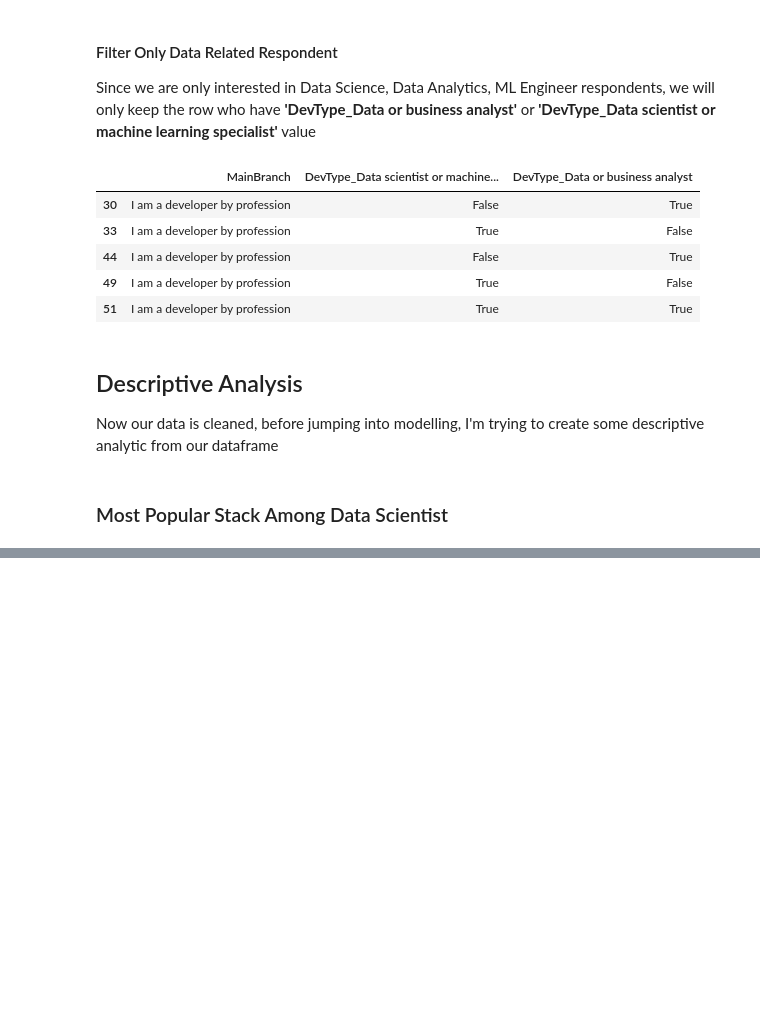
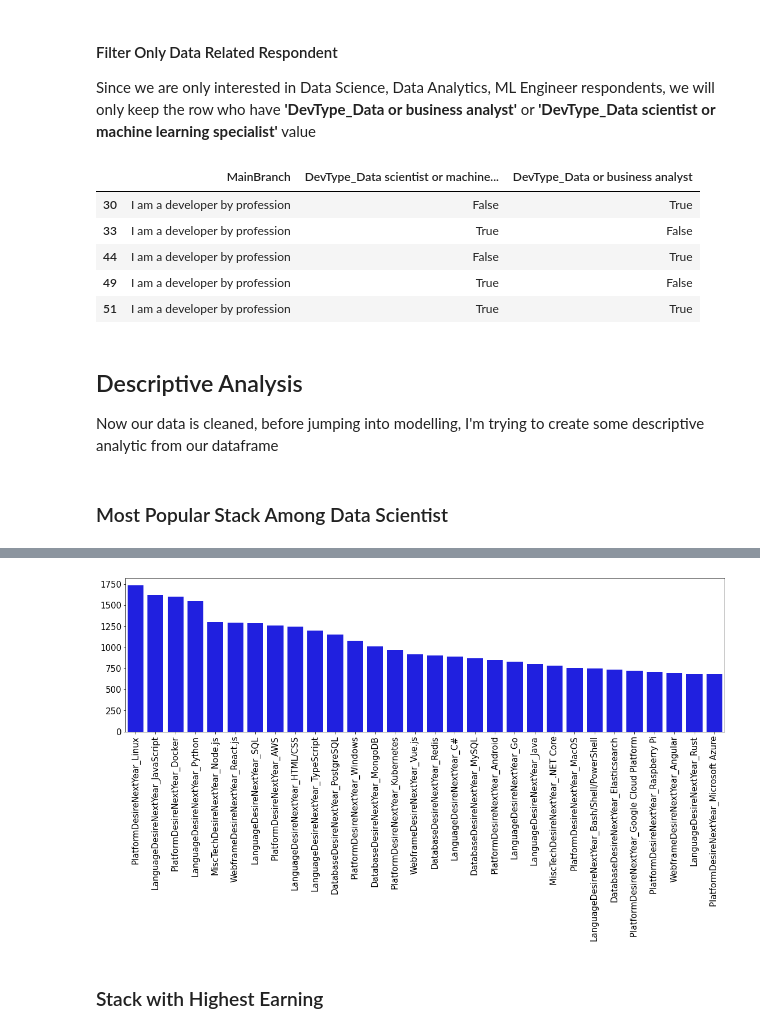
Before and after one commit to fahmiduldul/ds-blog-post, a Jupyter notebook: main.ipynb, the cells around one changed output, grey strips where cells are left out. Cells and saved outputs as stored; diff of their text form; code cells hidden in the pictures; blank space fills up the shorter version.

Commit message:
add earning section

```diff
--- a/main.ipynb
+++ b/main.ipynb
@@ -237,0 +243,10 @@ As you can see, javascript and HTML/CSS is the most common stack to work with. B
+# %%
+raw_wanted_col_list = ['DatabaseDesireNextYear', 'LanguageDesireNextYear', 'MiscTechDesireNextYear',
+  'PlatformDesireNextYear', 'WebframeDesireNextYear',]
+
+wanted_stack_dummy_columns = []
+for raw_col in raw_wanted_col_list:
+  wanted_stack_dummy_columns.extend(get_dummy_columns_name(raw_col, list(df.columns)))
+# %%
+wanted_stack_df = df[wanted_stack_dummy_columns]
+wanted_stack_df.head()
@@ -237,0 +261,12 @@ As you can see, javascript and HTML/CSS is the most common stack to work with. B
+# %%
+sorted_wanted_stack_df = wanted_stack_df.sum().sort_values(ascending=False).head(30)
+# %%
+plt.figure(figsize=(19,5))
+plt.xticks(rotation='vertical', fontsize=15.0)
+plt.yticks(fontsize=15.0)
+sns.barplot(x=sorted_wanted_stack_df.index, y=sorted_wanted_stack_df, color='blue')
+plt.show()
+# %% [output]
+[figure, added]
+# %% [markdown]
+### Stack with Highest Earning
```
Also changed, not shown: parts of 12 cells of this notebook.
